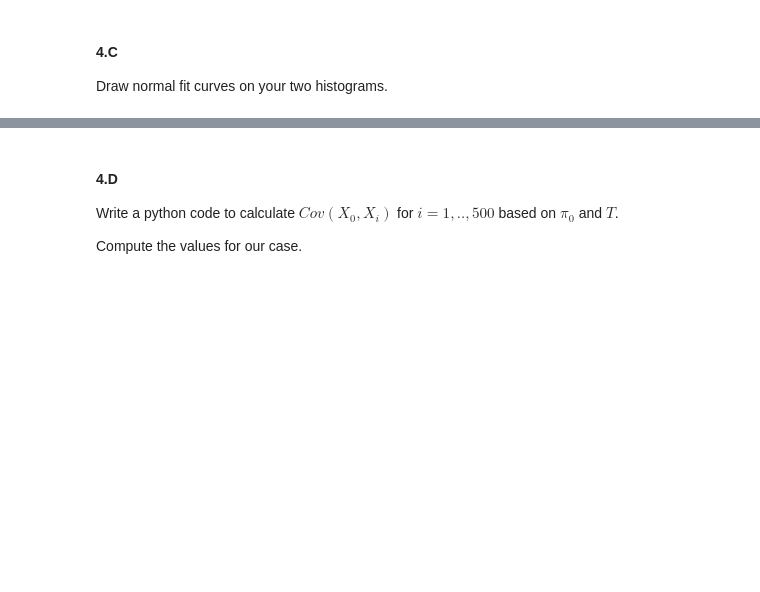
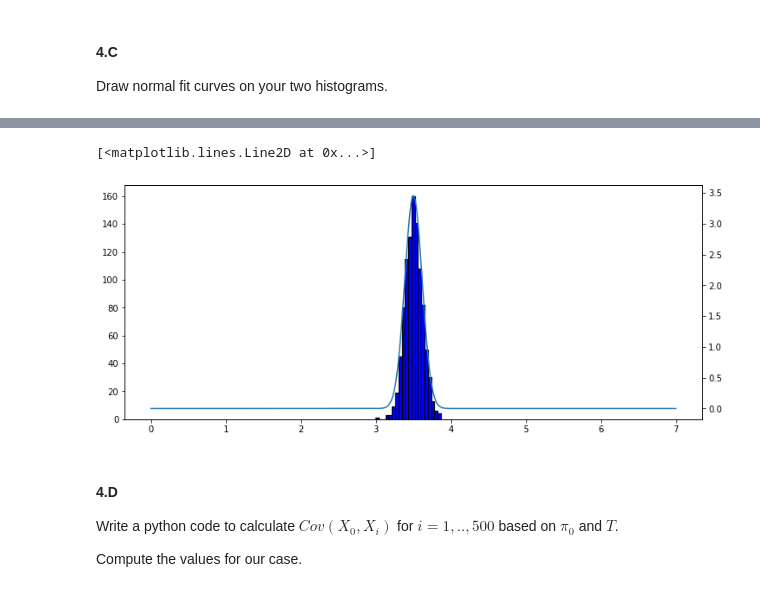
Before and after one commit to Alon-daniel/statistis, a Jupyter notebook: statistics/hw3/HW3_clean.ipynb, the cells around one changed output, grey strips where cells are left out. Cells and saved outputs as stored; diff of their text form; code cells hidden in the pictures; blank space fills up the shorter version.

```diff
--- a/statistics/hw3/HW3_clean.ipynb
+++ b/statistics/hw3/HW3_clean.ipynb
@@ -626,3 +713,19 @@ Draw normal fit curves on your two histograms.
+# %%
+import numpy as np
+import matplotlib.pyplot as plt
+from scipy.stats import norm
+# create plot
+fig, ax1 = plt.subplots(figsize=(12, 5))
+# Plot between -10 and 10 with .001 steps.
+x_axis = np.arange(0, 7, 0.001)
+#print(x_axis)
+# Mean = 0, SD = 2.
+ax1.hist(q4b_average, bins=20, color="blue", edgecolor='black', linewidth=1.2)
+ax2 = ax1.twinx()
+ax2.plot(x_axis, norm.pdf(x_axis,np.mean(q4b_average),np.std(q4b_average)))
+# %% [output]
+[<matplotlib.lines.Line2D at 0x...>]
+[figure, added]
 # %% [markdown]
 #### 4.D
 Write a python code to calculate $Cov(X_0,X_i)$ for $i=1,..,500$ based on $\pi_0$ and $T$.
```
Also changed, not shown: parts of 27 cells of this notebook.
